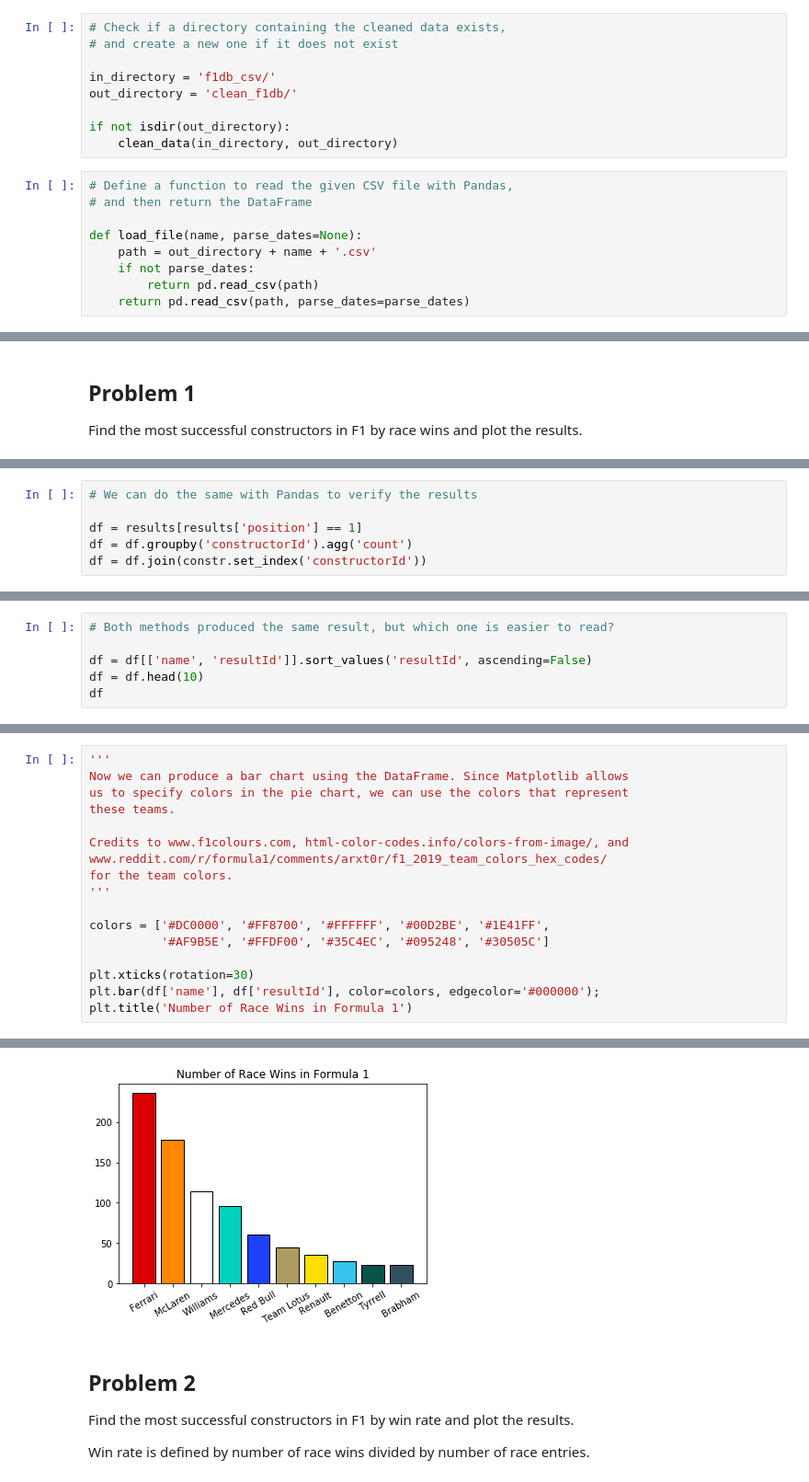
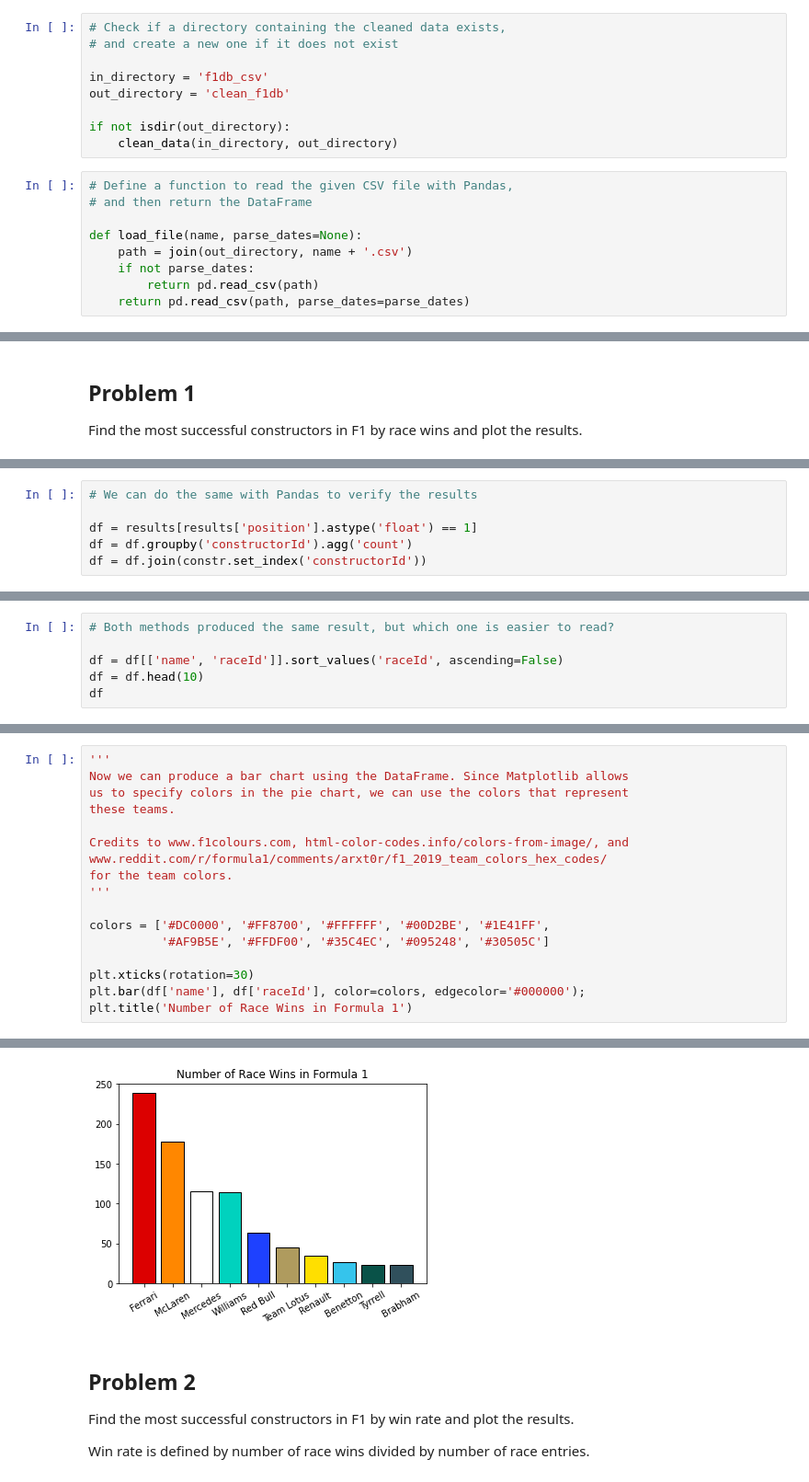
Before and after one commit to jla524/f1-analysis, a Jupyter notebook: formula-1-data-analysis.ipynb, the cells around one changed output, grey strips where cells are left out. Shown at 92% size. Cells and saved outputs as stored; diff of their text form.

```diff
--- a/formula-1-data-analysis.ipynb
+++ b/formula-1-data-analysis.ipynb
@@ -18,8 +18,8 @@ from datetime import datetime, timedelta, date
 # Check if a directory containing the cleaned data exists,
 # and create a new one if it does not exist
 
-in_directory = 'f1db_csv/'
-out_directory = 'clean_f1db/'
+in_directory = 'f1db_csv'
+out_directory = 'clean_f1db'
 
 if not isdir(out_directory):
     clean_data(in_directory, out_directory)
@@ -28,7 +28,7 @@ if not isdir(out_directory):
 # and then return the DataFrame
 
 def load_file(name, parse_dates=None):
-    path = out_directory + name + '.csv'
+    path = join(out_directory, name + '.csv')
     if not parse_dates:
         return pd.read_csv(path)
     return pd.read_csv(path, parse_dates=parse_dates)
@@ -114,6 +114,6 @@ Done.
 # %%
 # We can do the same with Pandas to verify the results
 
-df = results[results['position'] == 1]
+df = results[results['position'].astype('float') == 1]
 df = df.groupby('constructorId').agg('count')
 df = df.join(constr.set_index('constructorId'))
@@ -120,7 +136,7 @@ df = df.join(constr.set_index('constructorId'))
 # %%
 # Both methods produced the same result, but which one is easier to read?
 
-df = df[['name', 'resultId']].sort_values('resultId', ascending=False)
+df = df[['name', 'raceId']].sort_values('raceId', ascending=False)
 df = df.head(10)
 df
 # %% [output]
@@ -139,23 +155,23 @@ df
 # %%
 '''
 Now we can produce a bar chart using the DataFrame. Since Matplotlib allows
 us to specify colors in the pie chart, we can use the colors that represent
 these teams.
 
 Credits to www.f1colours.com, html-color-codes.info/colors-from-image/, and
 www.reddit.com/r/formula1/comments/arxt0r/f1_2019_team_colors_hex_codes/
 for the team colors.
 '''
 
 colors = ['#DC0000', '#FF8700', '#FFFFFF', '#00D2BE', '#1E41FF',
           '#AF9B5E', '#FFDF00', '#35C4EC', '#095248', '#30505C']
 
 plt.xticks(rotation=30)
-plt.bar(df['name'], df['resultId'], color=colors, edgecolor='#000000');
+plt.bar(df['name'], df['raceId'], color=colors, edgecolor='#000000');
 plt.title('Number of Race Wins in Formula 1')
 # %% [output]
 Text(0.5, 1.0, 'Number of Race Wins in Formula 1')
-[figure, old version]
+[figure, new version]
 # %% [markdown]
 ## Problem 2
 Find the most successful constructors in F1 by win rate and plot the results.
```
Also changed, not shown: parts of 17 cells of this notebook, 30 other files.
